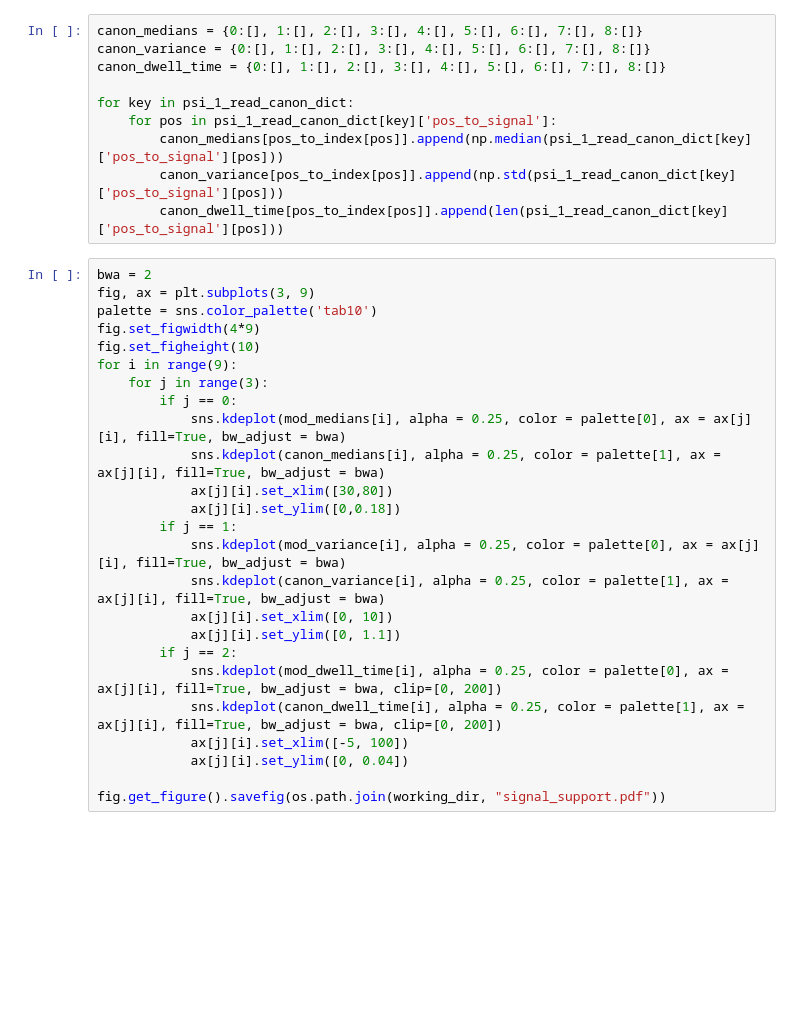
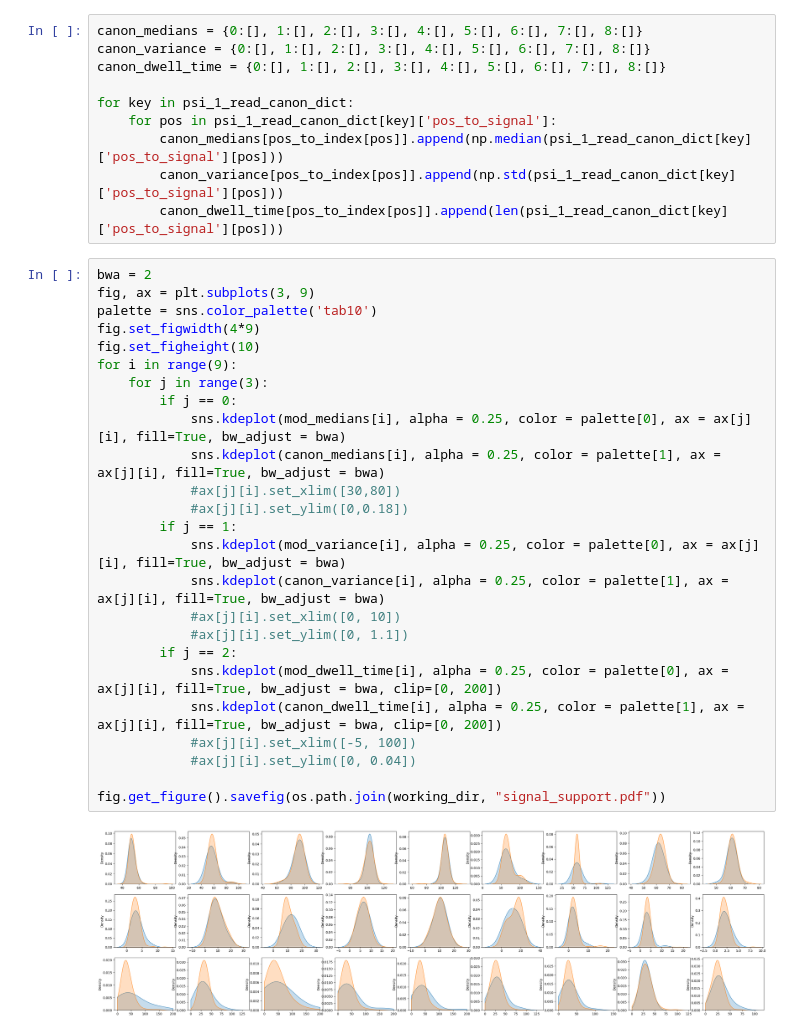
Before and after one commit to genometechlab/gIVT, a Jupyter notebook: data_generation_and_figures/Figure4.ipynb, the cells around one changed output. Drawn from its saved outputs; the diff is of its cells as text; blank space fills up the shorter version.

```diff
--- a/data_generation_and_figures/Figure4.ipynb
+++ b/data_generation_and_figures/Figure4.ipynb
@@ -185,25 +198,27 @@ for key in psi_1_read_canon_dict:
 # %%
 bwa = 2
 fig, ax = plt.subplots(3, 9)
 palette = sns.color_palette('tab10')
 fig.set_figwidth(4*9)
 fig.set_figheight(10)
 for i in range(9):
     for j in range(3):
         if j == 0:
             sns.kdeplot(mod_medians[i], alpha = 0.25, color = palette[0], ax = ax[j][i], fill=True, bw_adjust = bwa)
             sns.kdeplot(canon_medians[i], alpha = 0.25, color = palette[1], ax = ax[j][i], fill=True, bw_adjust = bwa)
-            ax[j][i].set_xlim([30,80])
-            ax[j][i].set_ylim([0,0.18])
+            #ax[j][i].set_xlim([30,80])
+            #ax[j][i].set_ylim([0,0.18])
         if j == 1:
             sns.kdeplot(mod_variance[i], alpha = 0.25, color = palette[0], ax = ax[j][i], fill=True, bw_adjust = bwa)
             sns.kdeplot(canon_variance[i], alpha = 0.25, color = palette[1], ax = ax[j][i], fill=True, bw_adjust = bwa)
-            ax[j][i].set_xlim([0, 10])
-            ax[j][i].set_ylim([0, 1.1])
+            #ax[j][i].set_xlim([0, 10])
+            #ax[j][i].set_ylim([0, 1.1])
         if j == 2:
             sns.kdeplot(mod_dwell_time[i], alpha = 0.25, color = palette[0], ax = ax[j][i], fill=True, bw_adjust = bwa, clip=[0, 200])
             sns.kdeplot(canon_dwell_time[i], alpha = 0.25, color = palette[1], ax = ax[j][i], fill=True, bw_adjust = bwa, clip=[0, 200])
-            ax[j][i].set_xlim([-5, 100])
-            ax[j][i].set_ylim([0, 0.04])
+            #ax[j][i].set_xlim([-5, 100])
+            #ax[j][i].set_ylim([0, 0.04])
 
 fig.get_figure().savefig(os.path.join(working_dir, "signal_support.pdf"))
+# %% [output]
+[figure, added]
```
Also changed, not shown: parts of 4 cells of this notebook, 4 other files.
